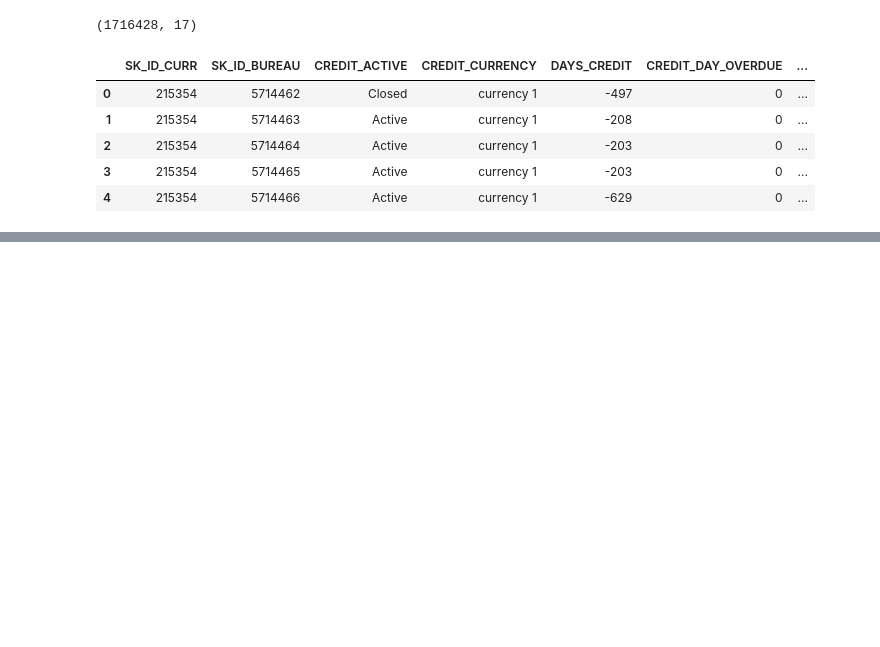
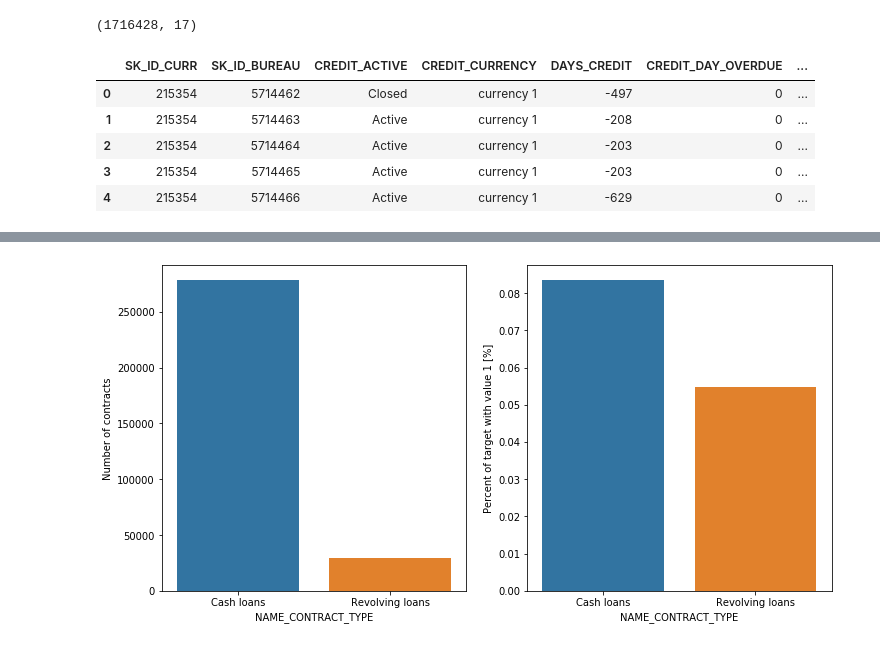
Before and after one commit to Stanislov/Kaggle_Home_Credit_Default_Risk, a Jupyter notebook: 01-EDA_exploratory_data_analysis.ipynb, the cells around one changed output, grey strips where cells are left out. Cells and saved outputs as stored; diff of their text form; code cells hidden in the pictures; blank space fills up the shorter version.

```diff
--- a/01-EDA_exploratory_data_analysis.ipynb
+++ b/01-EDA_exploratory_data_analysis.ipynb
@@ -99,0 +488,25 @@ import xgboost as xgb
+# %%
+def plot_stats(feature,label_rotation=False,horizontal_layout=True):
+    temp = application_train[feature].value_counts()
+    df1 = pd.DataFrame({feature: temp.index,'Number of contracts': temp.values})
+
+    # Calculate the percentage of target=1 per category value
+    cat_perc = application_train[[feature, 'TARGET']].groupby([feature],as_index=False).mean()
+    cat_perc.sort_values(by='TARGET', ascending=False, inplace=True)
+
+    if(horizontal_layout):
+        fig, (ax1, ax2) = plt.subplots(ncols=2, figsize=(12,6))
+    else:
+        fig, (ax1, ax2) = plt.subplots(nrows=2, figsize=(12,14))
+    sns.set_color_codes("pastel")
+    s = sns.barplot(ax=ax1, x = feature, y="Number of contracts",data=df1)
+    if(label_rotation):
+        s.set_xticklabels(s.get_xticklabels(),rotation=90)
+
+    s = sns.barplot(ax=ax2, x = feature, y='TARGET', order=cat_perc[feature], data=cat_perc)
+    if(label_rotation):
+        s.set_xticklabels(s.get_xticklabels(),rotation=90)
+    plt.ylabel('Percent of target with value 1 [%]', fontsize=10)
+    plt.tick_params(axis='both', which='major', labelsize=10)
+
+    plt.show();
@@ -99,0 +534,4 @@ import xgboost as xgb
+# %%
+plot_stats('NAME_CONTRACT_TYPE')
+# %% [output]
+[figure, added]
```
Also changed, not shown: parts of 108 cells of this notebook, 2 other files.
